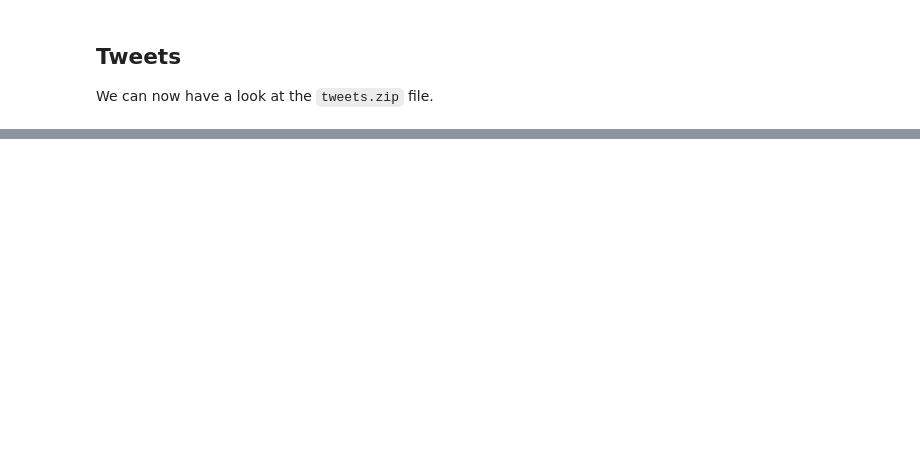
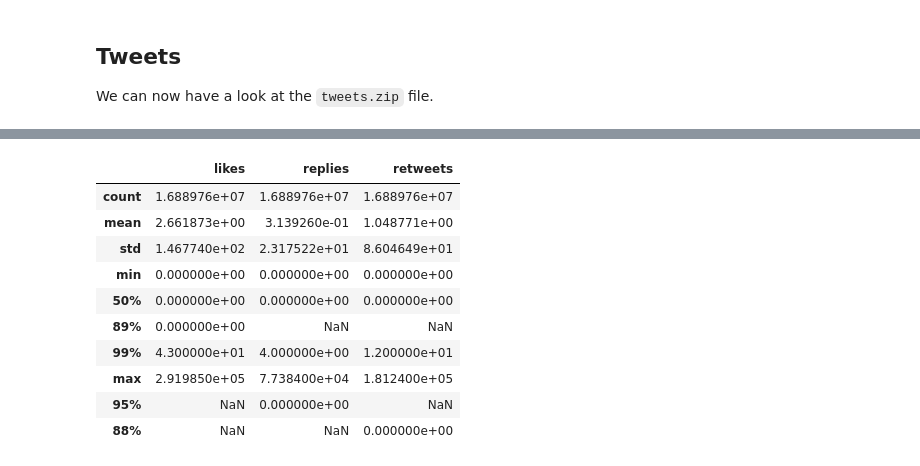
Before and after one commit to paulo-03/bitcoin_twitter, a Jupyter notebook: data_analysis.ipynb, the cells around one changed output, grey strips where cells are left out. Saved outputs shown, nothing was run; the diff lists cells and outputs as text; code cells hidden in the pictures; blank space fills up the shorter version.

```diff
--- a/data_analysis.ipynb
+++ b/data_analysis.ipynb
@@ -26,0 +58,14 @@ We can now have a look at the `tweets.zip` file.
+# %%
+metrics_stats
+# %% [output]
+|  | likes | replies | retweets |
+| count | 1.688976e+07 | 1.688976e+07 | 1.688976e+07 |
+| mean | 2.661873e+00 | 3.139260e-01 | 1.048771e+00 |
+| std | 1.467740e+02 | 2.317522e+01 | 8.604649e+01 |
+| min | 0.000000e+00 | 0.000000e+00 | 0.000000e+00 |
+| 50% | 0.000000e+00 | 0.000000e+00 | 0.000000e+00 |
+| 89% | 0.000000e+00 | NaN | NaN |
+| 99% | 4.300000e+01 | 4.000000e+00 | 1.200000e+01 |
+| max | 2.919850e+05 | 7.738400e+04 | 1.812400e+05 |
+| 95% | NaN | 0.000000e+00 | NaN |
+| 88% | NaN | NaN | 0.000000e+00 |
```
Also changed, not shown: parts of 7 cells of this notebook, 4 other files.
